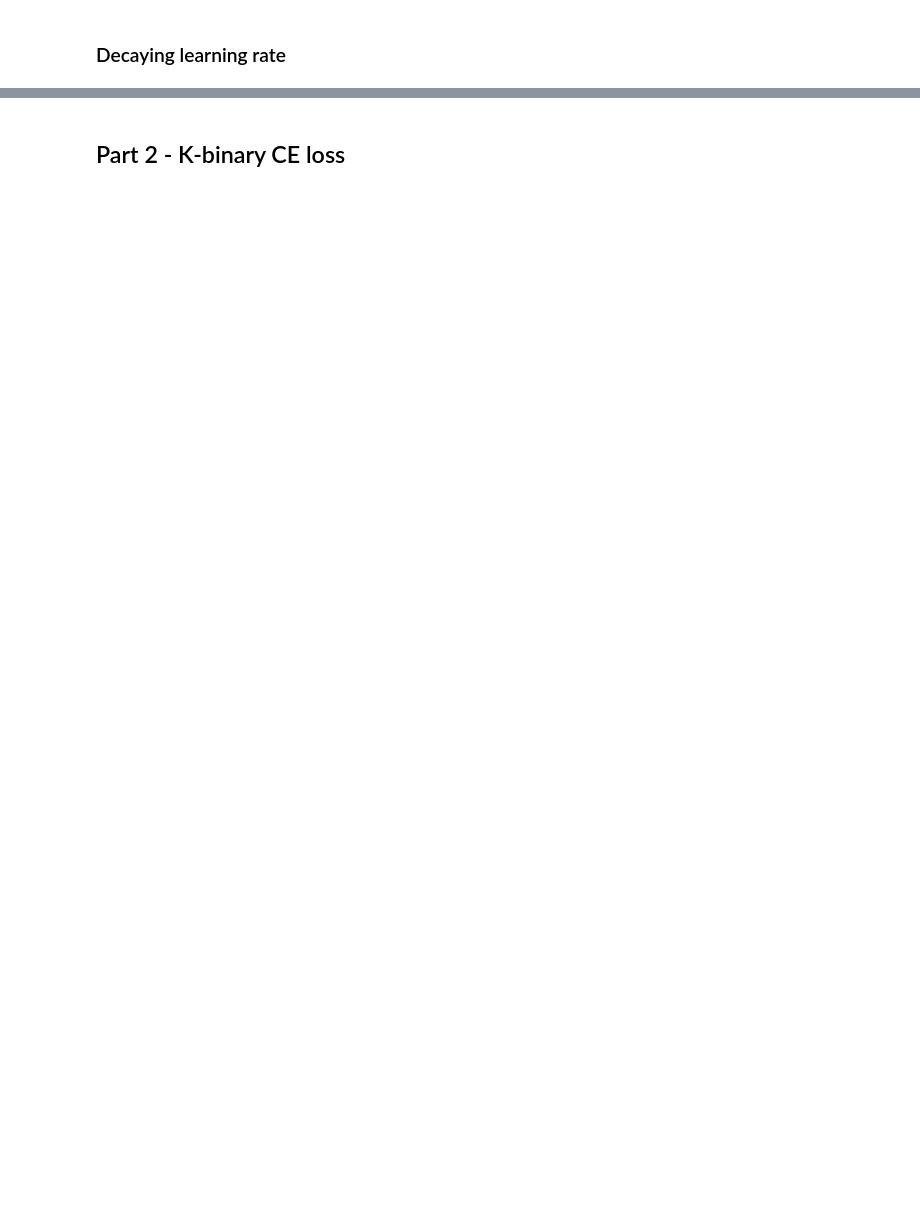
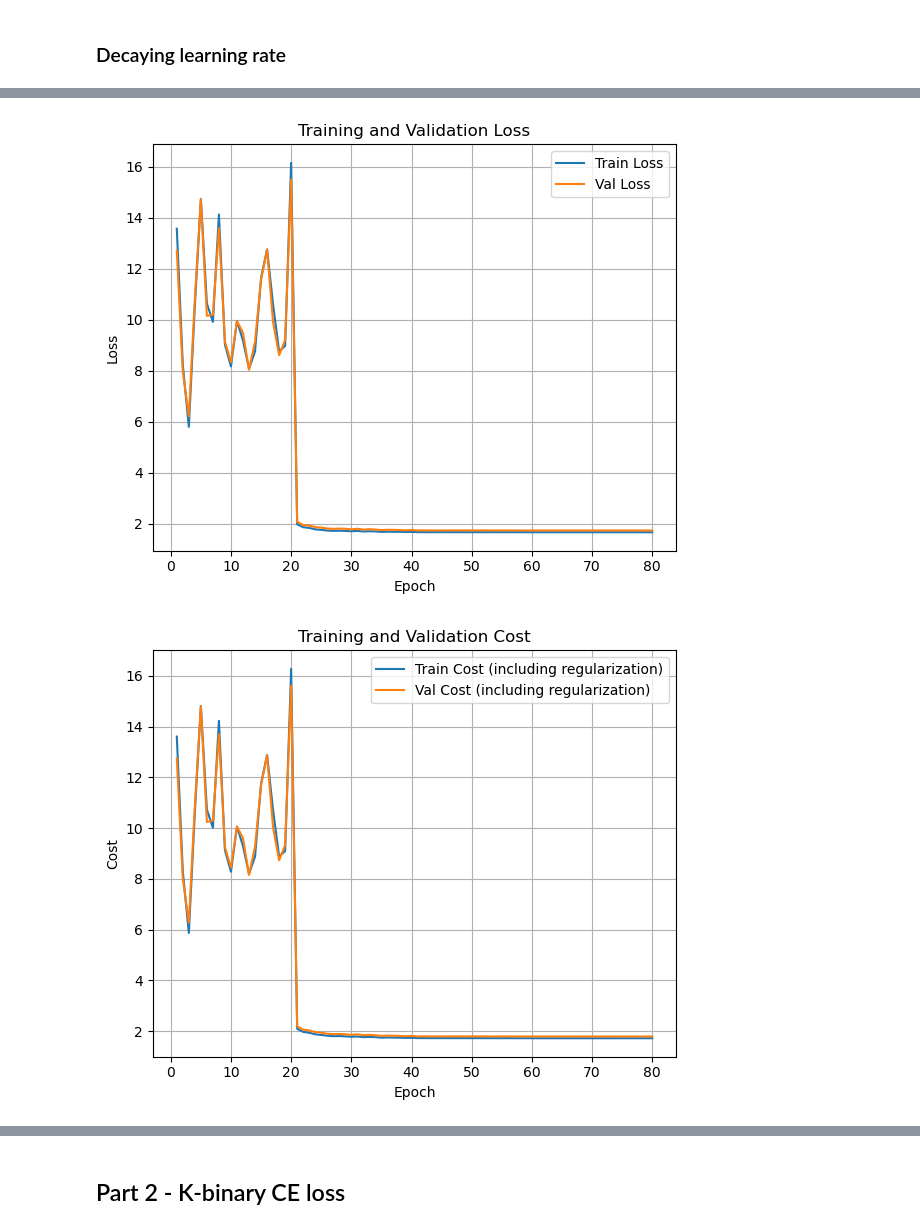
Before and after one commit to kahoujo1/DD2424-assignments, a Jupyter notebook: assignment1/src/optional_part.ipynb, the cells around one changed output, grey strips where cells are left out. Cells and saved outputs as stored; diff of their text form; code cells hidden in the pictures; blank space fills up the shorter version.

```diff
--- a/assignment1/src/optional_part.ipynb
+++ b/assignment1/src/optional_part.ipynb
@@ -186,0 +197,5 @@ Epoch 100/100 - Learning rate decayed to 1.0000000000000002e-06
+# %%
+optimizer.plot_training_progress()
+# %% [output]
+[figure, added]
+[figure, added]
```
Also changed, not shown: parts of 18 cells of this notebook, 2 other files.
